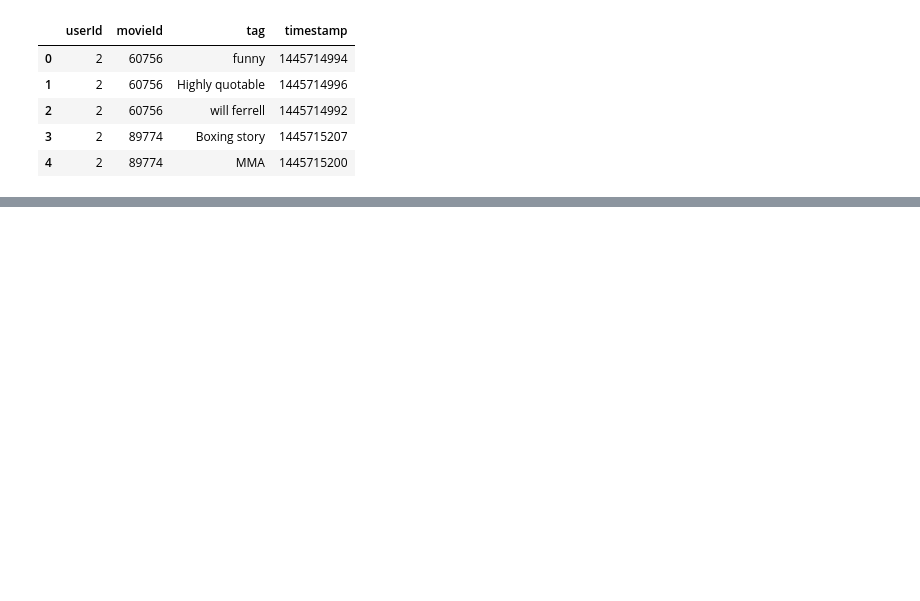
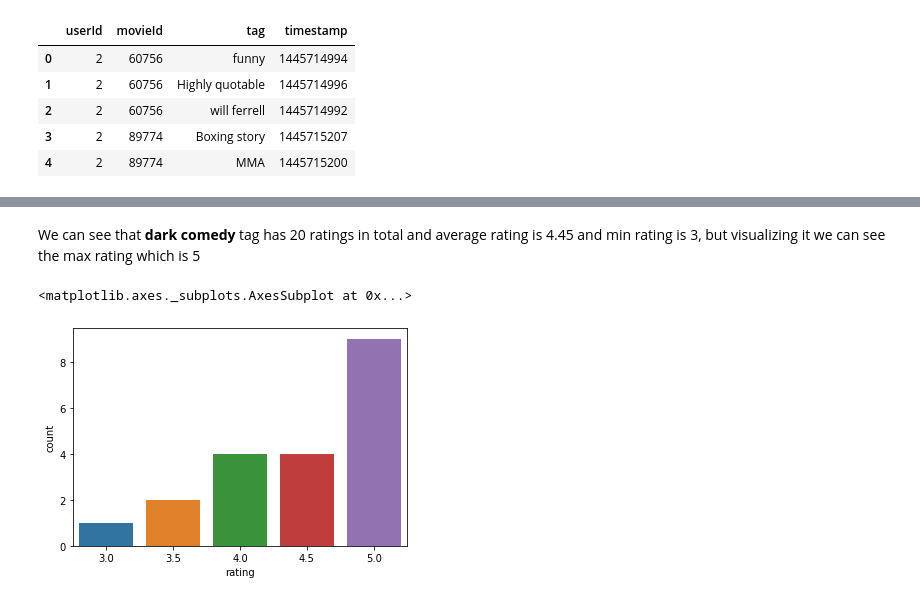
Before and after one commit to Manudeep-git/Weekend_Movie_Trip, a Jupyter notebook: Weekend Movie Trip.ipynb, the cells around one changed output, grey strips where cells are left out. Drawn from its saved outputs; the diff is of its cells as text; code cells hidden in the pictures; blank space fills up the shorter version.

```diff
--- a/Weekend Movie Trip.ipynb
+++ b/Weekend Movie Trip.ipynb
@@ -32,0 +126,11 @@ movies=pd.read_csv('./ml-latest-small/movies.csv')
+# %% [markdown]
+We can see that <b>dark comedy</b> tag has 20  ratings in total and average rating is 4.45 and min rating is 3, but visualizing it we can see the max rating which is 5
+# %%
+dc= merge_tags_ratings.groupby('tag')
+dark_comedy=dc.get_group('dark comedy')
+# %%
+# we can see number of 5.0 ratings for dark comedy are high than the rest of the ratings
+sns.countplot(x=dark_comedy['rating'])
+# %% [output]
+<matplotlib.axes._subplots.AxesSubplot at 0x...>
+[figure, added]
```
Also changed, not shown: parts of 29 cells of this notebook.
